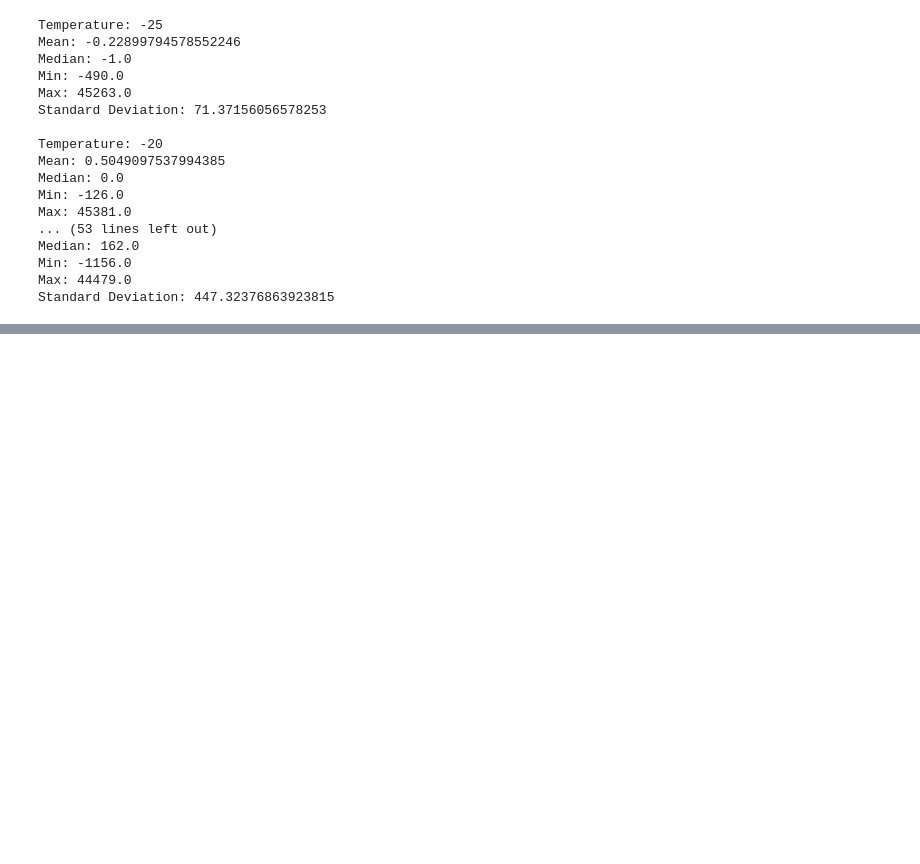
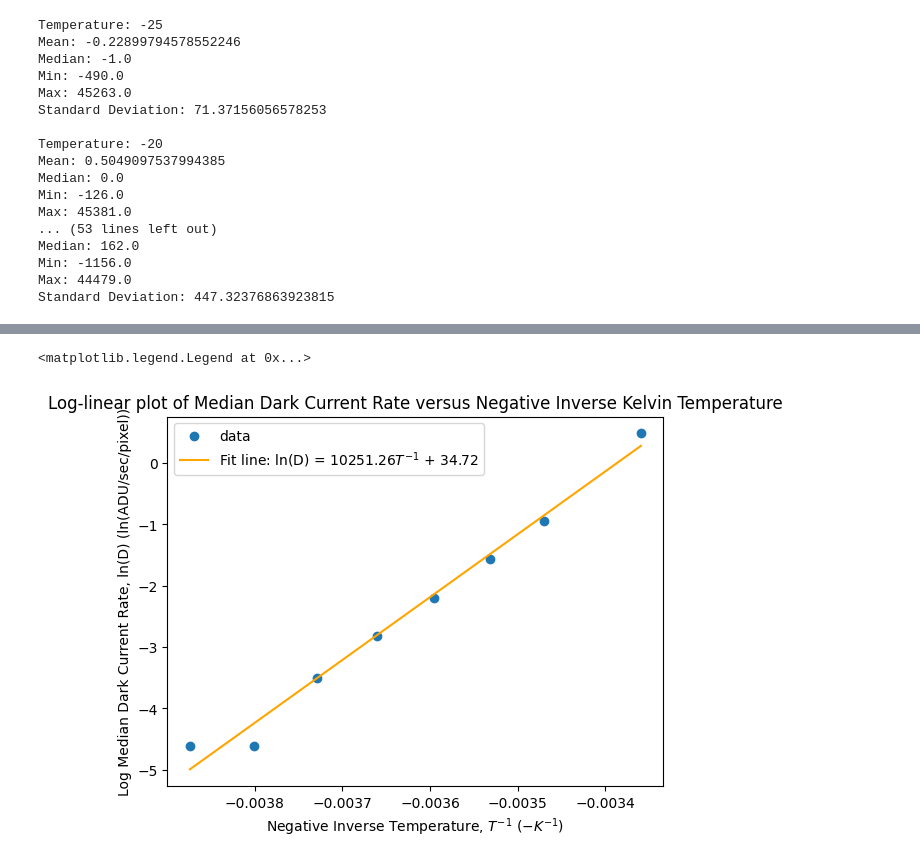
Before and after one commit to zangston/ASTR-3130, a Jupyter notebook: Lab 3/Part 1/subtraction.ipynb, the cells around one changed output, grey strips where cells are left out. Cells and saved outputs as stored; diff of their text form; code cells hidden in the pictures; blank space fills up the shorter version.

```diff
--- a/Lab 3/Part 1/subtraction.ipynb
+++ b/Lab 3/Part 1/subtraction.ipynb
@@ -106,0 +109,27 @@ Text(0, 0.5, 'Dark Current Rate, ADU/sec/pixel (D)')
+# %%
+# params to fit curves to natural log of dark current rate versus negative inverse kelvin
+temps_k = []
+for i in range(len(temps)):
+    temps_k.append(plot_temps[i] + 273.15)
+
+inv_k = []
+for i in range(len(temps_k)):
+    inv_k.append(-1 / temps_k[i])
+
+ln_mean = []
+ln_mean_temps = []
+for i in range(len(dark_current_mean)):
+    if dark_current_mean[i] > 0:
+        ln_mean_temps.append(inv_k[i])
+        ln_mean.append(np.log(dark_current_mean[i]))
+
+ln_med = []
+ln_med_temps = []
+for i in range(len(dark_current_med)):
+    if dark_current_med[i] > 0:
+        ln_med_temps.append(inv_k[i])
+        ln_med.append(np.log(dark_current_med[i]))
+
+# define function for ordinary least squares regression, y = mx + b form
+def linear_function(x, m, b):
+    return m * x + b
@@ -106,0 +158,21 @@ Text(0, 0.5, 'Dark Current Rate, ADU/sec/pixel (D)')
+# %%
+# fit curve, extract beta coefficients for ordinary least squares regression for median
+popt, pcov = curve_fit(linear_function, ln_med_temps, ln_med)
+m, b = popt
+
+# plot scatter plot
+plt.scatter(ln_med_temps, ln_med, label='data')
+
+# plot OLS fit line
+x_regression = np.linspace(min(ln_med_temps), max(ln_med_temps), 100)
+y_regression = linear_function(x_regression, m, b)
+
+line_label = 'Fit line: ln(D) = ' + str(round(m, 2)) + '$T^{-1}$ + ' + str(round(b, 2))
+plt.plot(x_regression, y_regression, color='orange', label=line_label)
+plt.title('Log-linear plot of Median Dark Current Rate versus Negative Inverse Kelvin Temperature')
+plt.xlabel('Negative Inverse Temperature, $T^{-1}$ ($-K^{-1}$)')
+plt.ylabel('Log Median Dark Current Rate, ln(D) (ln(ADU/sec/pixel))')
+plt.legend()
+# %% [output]
+<matplotlib.legend.Legend at 0x...>
+[figure, added]
```
Also changed, not shown: parts of 4 cells of this notebook.
